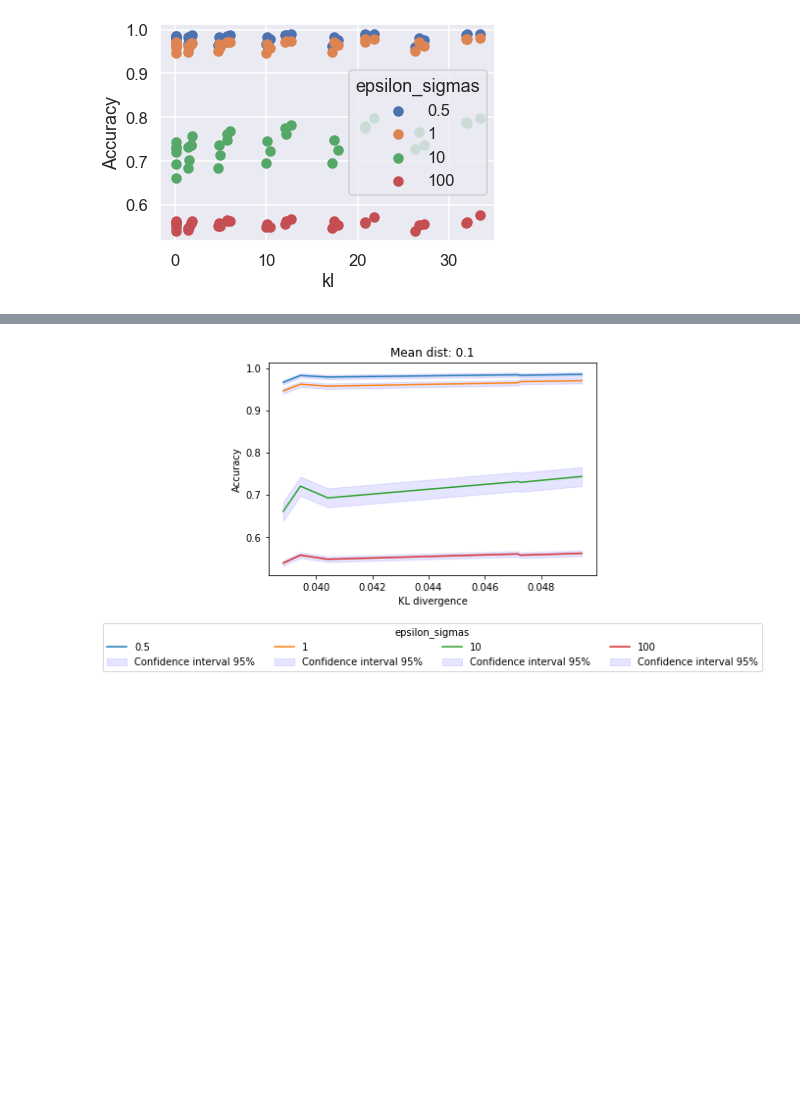
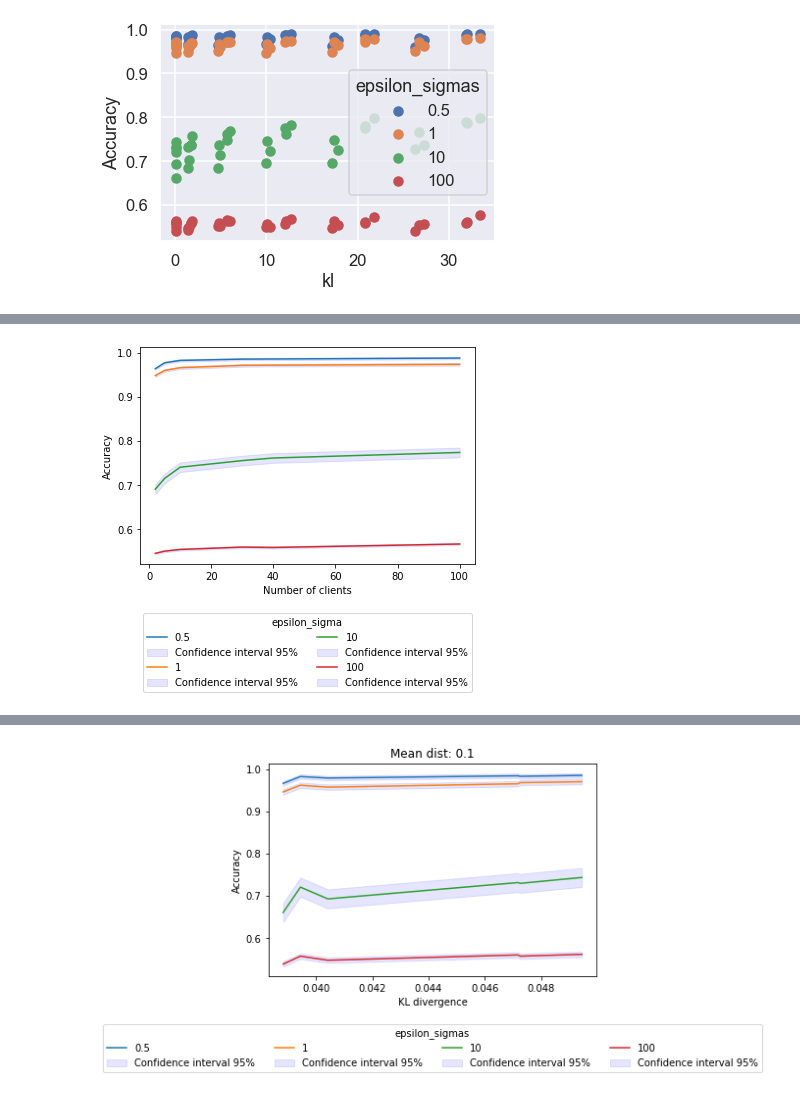
Before and after one commit to romyho-w/Thesis_FL_Ectrie, a Jupyter notebook: plot_results2.ipynb, the cells around one changed output, grey strips where cells are left out. Cells and saved outputs as stored; diff of their text form; code cells hidden in the pictures; blank space fills up the shorter version.

```diff
--- a/plot_results2.ipynb
+++ b/plot_results2.ipynb
@@ -48,7 +48,7 @@ def read_results_file( file: str) -> list:
             acc_mean.append(json_data[str(i)]['results']['acc_mean'])
             epsilon_sigma.append(json_data[str(i)]['parameters']['epsilon_sigma'])
             n_clients.append(json_data[str(i)]['parameters']['n_clients'])
-            CI.append(json_data[str(i)]['results']['acc_CI_mean'])
+            # CI.append(json_data[str(i)]['results']['acc_CI_mean'])
             # new_data.append([parameters, kl_dv, mean_dist, acc_mean])
             # total_kl.append(kl_dv)
             # total_acc.append(acc_mean)
@@ -67,7 +67,7 @@ def read_results_file( file: str) -> list:
     df['epsilon_sigma'] = epsilon_sigma
     df['total_acc'] = acc_mean
     df['total_kl'] = kl_dv
-    df['CI'] = CI
+    # df['CI'] = CI
 
 
     # if df.size > 0:
@@ -227,14 +271,3 @@ plt.show()
 #     plt.show()
 # %% [output]
 [figure]
-# %%
-N_Clients = [2,5,10,30, 40, 100]
-mean_distance = np.arange(0.1, 3.0, 0.5)
-epsilon_sigmas = [0.5, 1, 10, 100]
-for m in mean_distance:
-    n_client_df = df[df.mean_dist == m]
-    plt.plot(n_client_df.n_clients, n_client_df.total_kl)
-    plt.ylabel('KL')
-    plt.xlabel('n_clients')
-plt.legend(mean_distance, title = 'mean_distance')
-plt.show()
@@ -242,0 +297,22 @@ plt.show()
+# %%
+N_Clients = [2,5,10,30, 40, 100]
+mean_distance = np.arange(0.1, 3.0, 0.5)
+epsilon_sigmas = [0.5, 1, 10, 100]
+fig, ax = plt.subplots()
+for m in epsilon_sigmas:
+
+    n_client_df = df[df.epsilon_sigma == m]
+    ci = 1.96 * np.std(n_client_df.total_acc)/np.sqrt(len(n_client_df.total_acc))
+    # ysmoothed = gaussian_filter1d( n_client_df.total_acc, sigma=1)
+
+    ax.plot(n_client_df.groupby('n_clients').mean().index, n_client_df.groupby('n_clients').mean().total_acc, label= m)
+    ax.fill_between(n_client_df.groupby('n_clients').mean().index, ( n_client_df.groupby('n_clients').mean().total_acc-ci), ( n_client_df.groupby('n_clients').mean().total_acc+ci), color='b', alpha=.1, label='Confidence interval 95%')
+plt.ylabel('Accuracy')
+plt.xlabel('Number of clients')
+plt.legend(title = 'epsilon_sigma', loc='upper center', bbox_to_anchor=(0.5, -0.2),
+         ncol=2)
+plt.savefig('images/Accuracy,N_clients,epsilonSigma_CI',bbox_inches='tight',  dpi=300)
+plt.savefig('/Users/Romy/Documents/Master Thesis/Thesis_latex/images/Accuracy,N_clients,epsilonSigma_CI',bbox_inches='tight',  dpi=300)
+plt.show()
+# %% [output]
+[figure, added]
```
Also changed, not shown: parts of 13 cells of this notebook, 4 other files.
